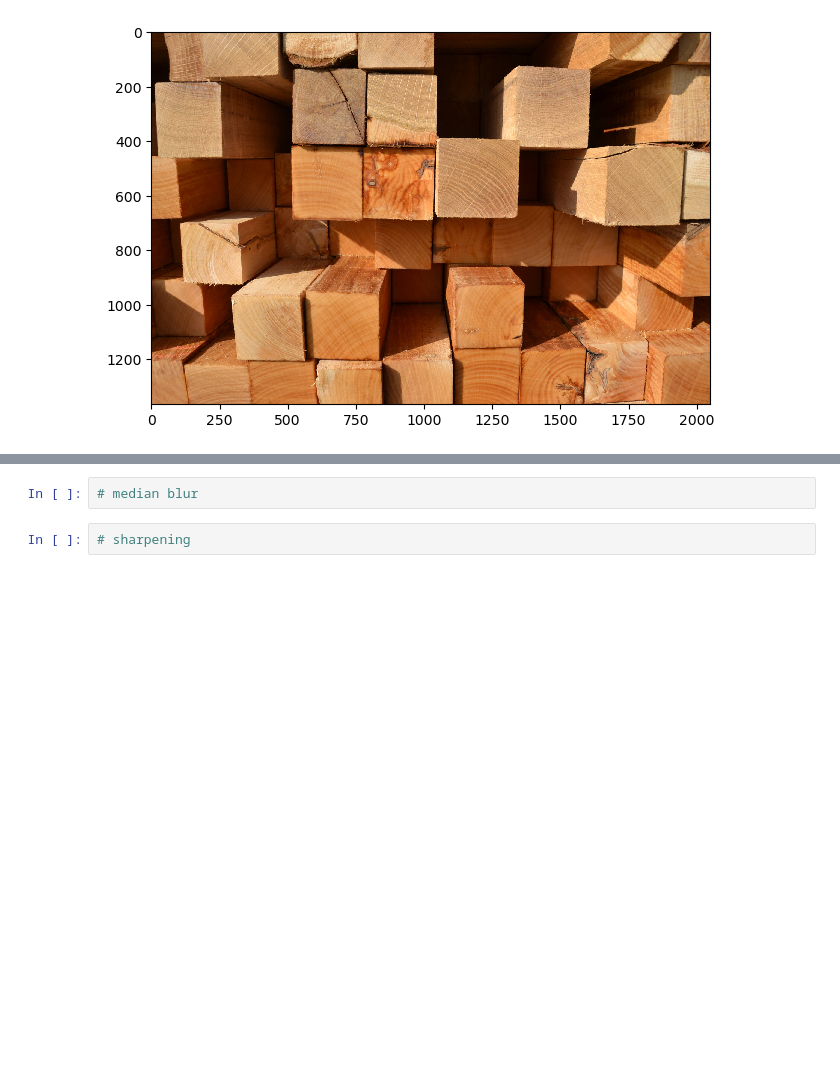
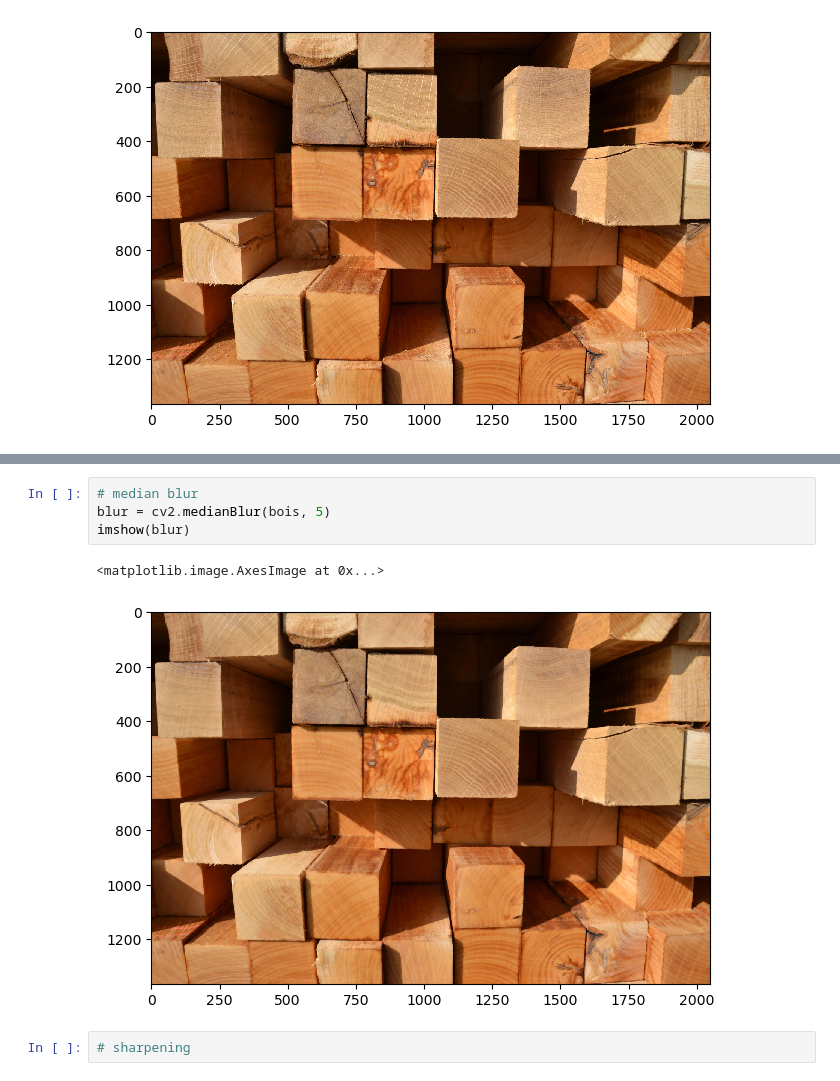
Before and after one commit to AxelArcidiaco/Projets-Dev-IA-1, a Jupyter notebook: Deep Learning & NLP/Story 2/Workshop OpenCV/image_processing_.ipynb, the cells around one changed output, grey strips where cells are left out. Drawn from its saved outputs; the diff is of its cells as text; blank space fills up the shorter version.

```diff
--- a/Deep Learning & NLP/Story 2/Workshop OpenCV/image_processing_.ipynb
+++ b/Deep Learning & NLP/Story 2/Workshop OpenCV/image_processing_.ipynb
@@ -136,5 +160,10 @@ imshow(bois)
 # %%
 # median blur
+blur = cv2.medianBlur(bois, 5)
+imshow(blur)
+# %% [output]
+<matplotlib.image.AxesImage at 0x...>
+[figure, added]
 # %%
 # sharpening
 # %%
```
Also changed, not shown: parts of 5 cells of this notebook.
